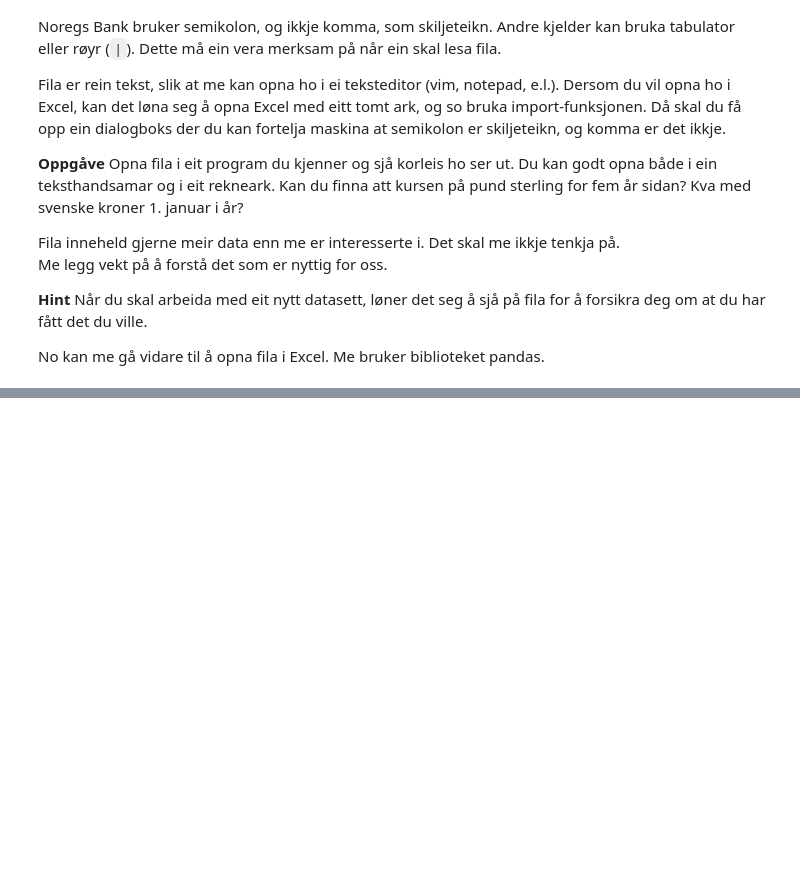
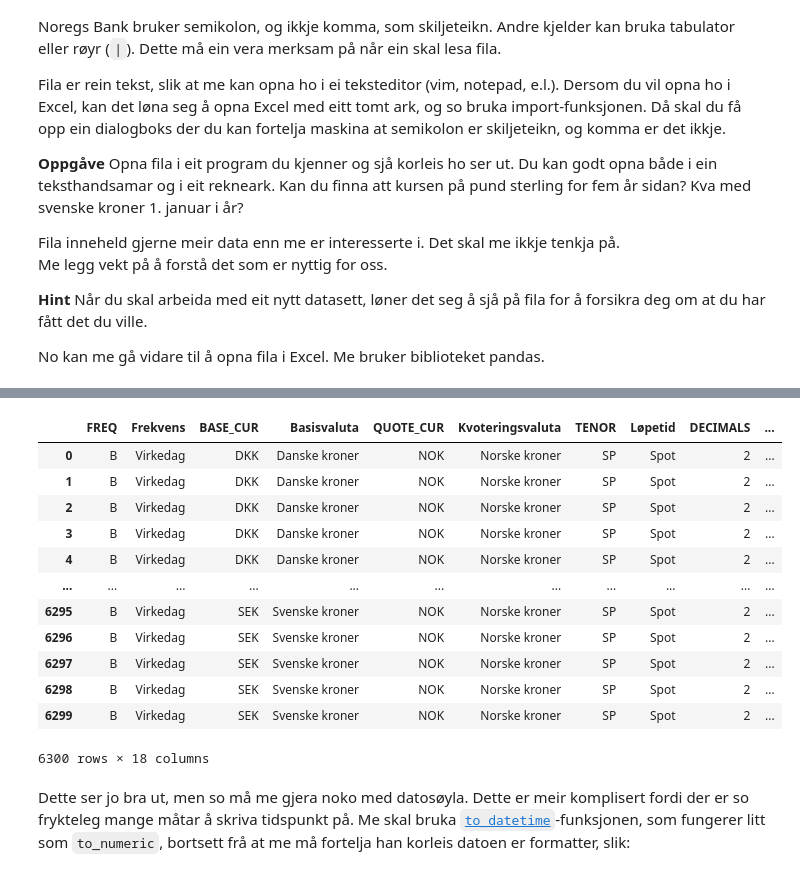
Before and after one commit to hgeorgsch/dataprogexercises, a Jupyter notebook: dataprog-obsidian/assets/csv01.ipynb, the cells around one changed output, grey strips where cells are left out. Cells and saved outputs as stored; diff of their text form; code cells hidden in the pictures; blank space fills up the shorter version.

```diff
--- a/dataprog-obsidian/assets/csv01.ipynb
+++ b/dataprog-obsidian/assets/csv01.ipynb
@@ -525,0 +150,18 @@ alt="IMAGE ALT TEXT HERE" width="240" height="180" border="10" /></a>
+# %%
+display(df)
+# %% [output]
+|  | FREQ | Frekvens | BASE_CUR | Basisvaluta | QUOTE_CUR | Kvoteringsvaluta | TENOR | Løpetid | DECIMALS | ... |
+| 0 | B | Virkedag | DKK | Danske kroner | NOK | Norske kroner | SP | Spot | 2 | ... |
+| 1 | B | Virkedag | DKK | Danske kroner | NOK | Norske kroner | SP | Spot | 2 | ... |
+| 2 | B | Virkedag | DKK | Danske kroner | NOK | Norske kroner | SP | Spot | 2 | ... |
+| 3 | B | Virkedag | DKK | Danske kroner | NOK | Norske kroner | SP | Spot | 2 | ... |
+| 4 | B | Virkedag | DKK | Danske kroner | NOK | Norske kroner | SP | Spot | 2 | ... |
+| ... | ... | ... | ... | ... | ... | ... | ... | ... | ... | ... |
+| 6295 | B | Virkedag | SEK | Svenske kroner | NOK | Norske kroner | SP | Spot | 2 | ... |
+| 6296 | B | Virkedag | SEK | Svenske kroner | NOK | Norske kroner | SP | Spot | 2 | ... |
+| 6297 | B | Virkedag | SEK | Svenske kroner | NOK | Norske kroner | SP | Spot | 2 | ... |
+| 6298 | B | Virkedag | SEK | Svenske kroner | NOK | Norske kroner | SP | Spot | 2 | ... |
+| 6299 | B | Virkedag | SEK | Svenske kroner | NOK | Norske kroner | SP | Spot | 2 | ... |
+6300 rows × 18 columns
+# %% [markdown]
+Dette ser jo bra ut, men so må me gjera noko med datosøyla.  Dette er meir komplisert fordi der er so frykteleg mange måtar å skriva tidspunkt på.  Me skal bruka [`to_datetime`](https://pandas.pydata.org/pandas-docs/stable/reference/api/pandas.to_datetime.html)-funksjonen, som fungerer litt som `to_numeric`, bortsett frå at me må fortelja han korleis datoen er formatter, slik:
```
Also changed, not shown: parts of 70 cells of this notebook, 1 other file.
